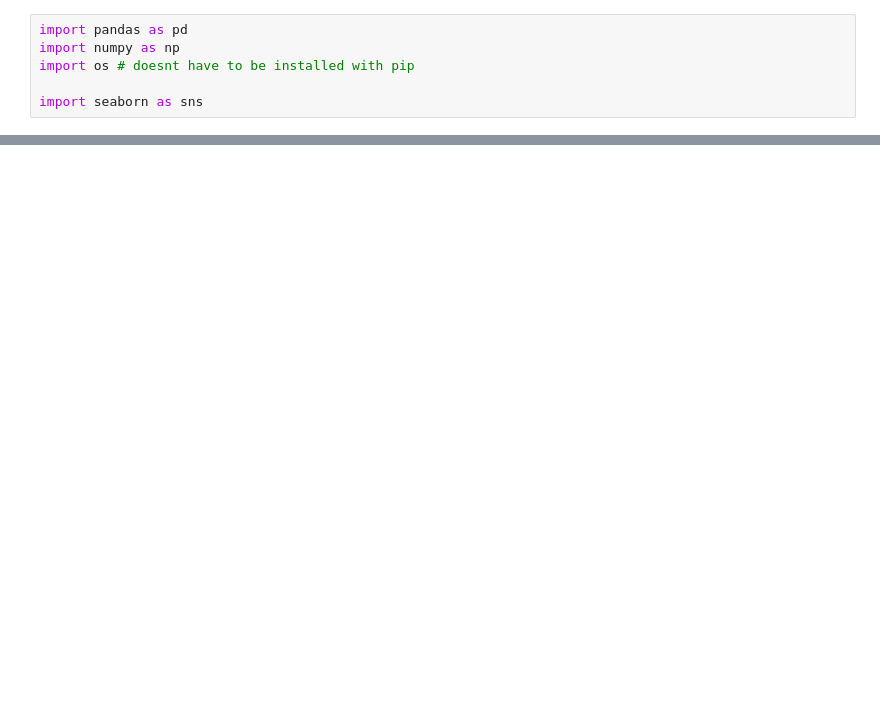
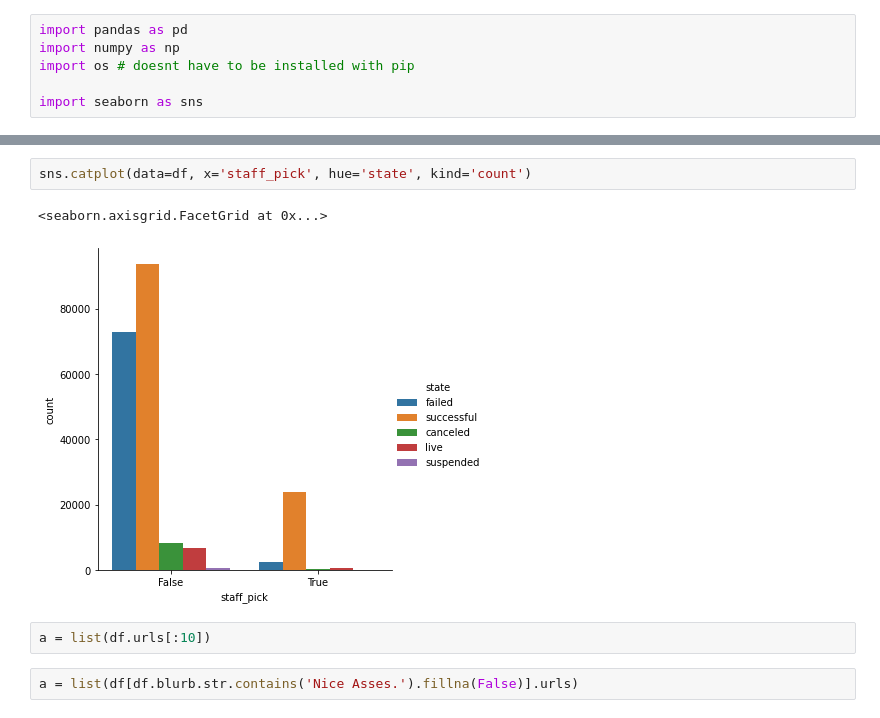
Before and after one commit to AIMPED/ML_Classification_Kickstarter, a Jupyter notebook: ML_Classification_Kickstarter_Adrian.ipynb, the cells around one changed output, grey strips where cells are left out. Cells and saved outputs as stored; diff of their text form; blank space fills up the shorter version.

```diff
--- a/ML_Classification_Kickstarter_Adrian.ipynb
+++ b/ML_Classification_Kickstarter_Adrian.ipynb
@@ -104,0 +41,9 @@ sns.catplot(data=df, x='state', hue='staff_pick', kind='count')
+# %%
+sns.catplot(data=df, x='staff_pick', hue='state', kind='count')
+# %% [output]
+<seaborn.axisgrid.FacetGrid at 0x...>
+[figure, added]
+# %%
+a = list(df.urls[:10])
+# %%
+a = list(df[df.blurb.str.contains('Nice Asses.').fillna(False)].urls)
```
Also changed, not shown: parts of 21 cells of this notebook, 1 other file.
